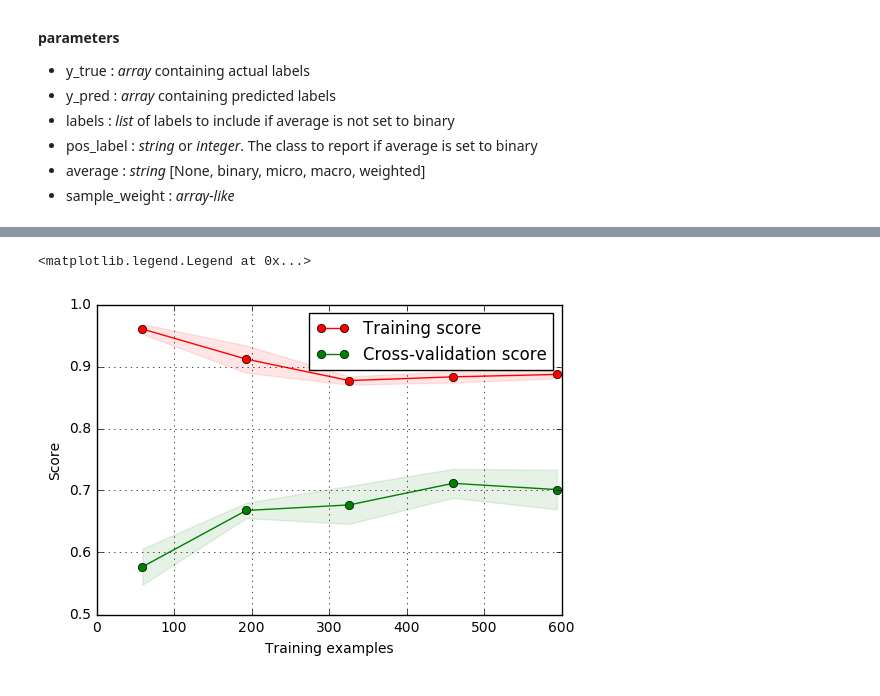
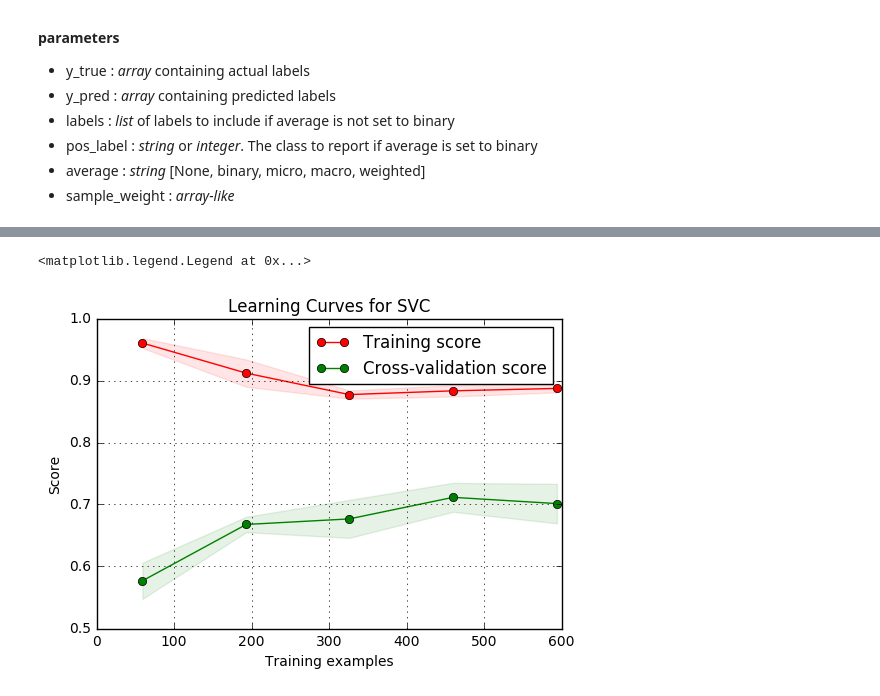
Before and after one commit to guillaume-martin/taipei_data_science_meetup, a Jupyter notebook: ml_classifier_performance/ml_performance.ipynb, the cells around one changed output, grey strips where cells are left out. Saved outputs shown, nothing was run; the diff lists cells and outputs as text; code cells hidden in the pictures.

```diff
--- a/ml_classifier_performance/ml_performance.ipynb
+++ b/ml_classifier_performance/ml_performance.ipynb
@@ -234,35 +241,35 @@ plt.legend(loc='best')
 train_sizes, train_scores, test_scores = learning_curve(linsvc, X, y, cv=None, train_sizes=np.linspace(.1, 1.0, 5))
 
 train_scores_mean = np.mean(train_scores, axis=1)
 train_scores_std = np.std(train_scores, axis=1)
 test_scores_mean = np.mean(test_scores, axis=1)
 test_scores_std = np.std(test_scores, axis=1)
 
 
 plt.figure()
 plt.grid()
 
 plt.fill_between(train_sizes,
                 train_scores_mean - train_scores_std,
                 train_scores_mean + train_scores_std,
                 alpha=0.1, color='r')
 plt.fill_between(train_sizes,
                 test_scores_mean - test_scores_std,
                 test_scores_mean + test_scores_std,
                 alpha=0.1, color='g')
 
 plt.plot(train_sizes, train_scores_mean, 'o-', color='r',
          label='Training score')
 plt.plot(train_sizes, test_scores_mean, 'o-', color='g',
          label='Cross-validation score')
 
-plt.title=('Learning Curves')
+plt.title('Learning Curves for SVC')
 plt.xlabel('Training examples')
 plt.ylabel('Score')
 plt.legend(loc='best')
 # %% [output]
 <matplotlib.legend.Legend at 0x...>
-[figure, old version]
+[figure, new version]
 # %% [markdown]
 ## Receiver Operating Characteristic (ROC) / Area Under Curve (AUC)
 
```
Also changed, not shown: parts of 15 cells of this notebook, 1 other file.
